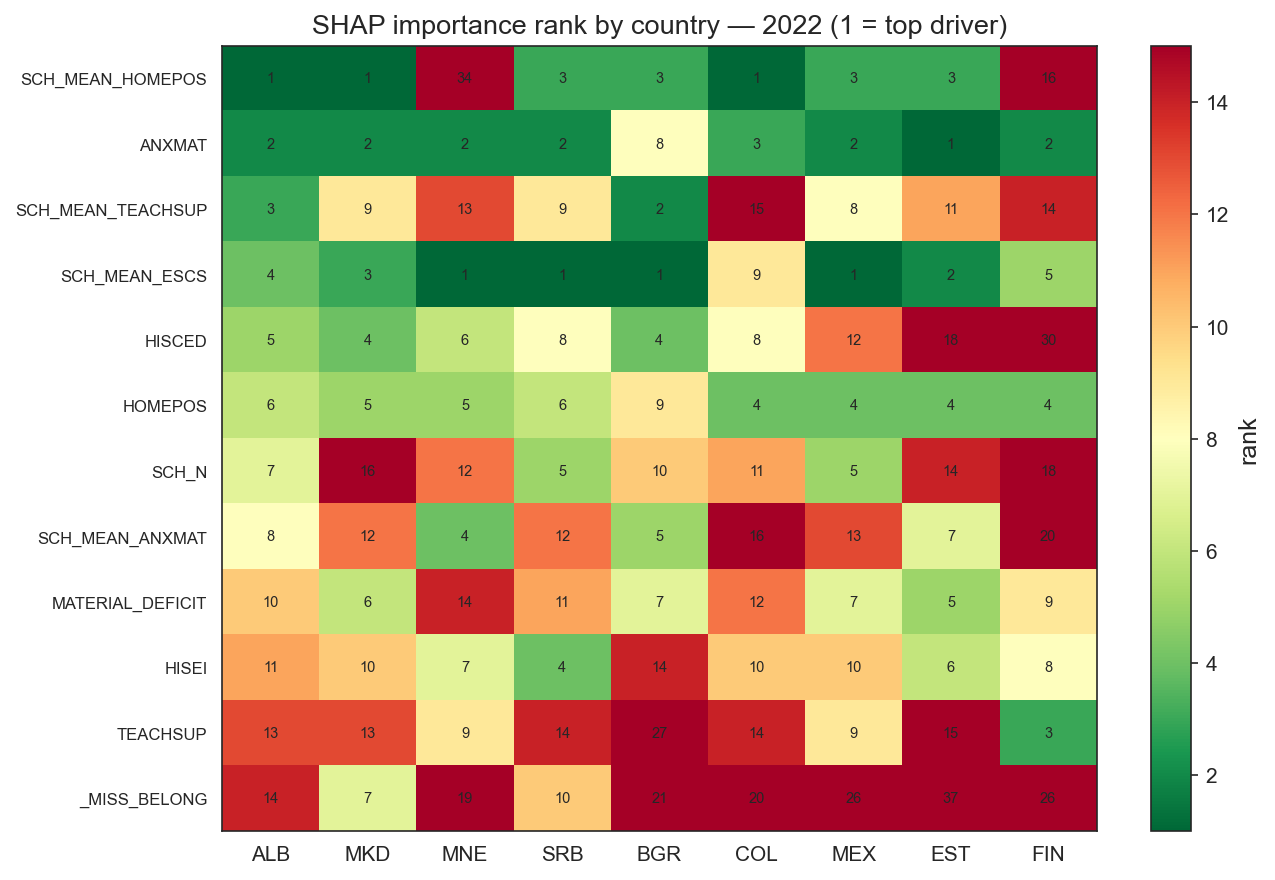
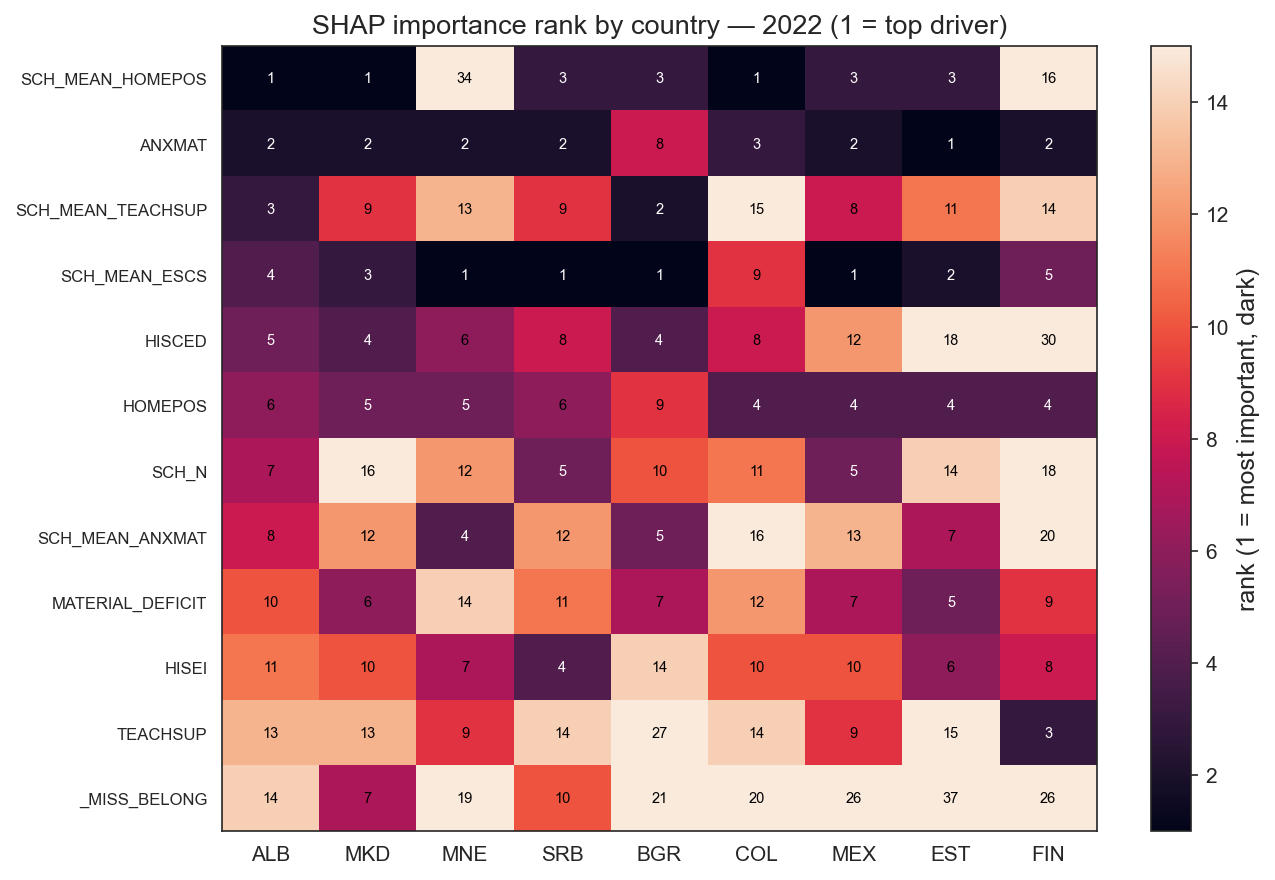
Code edit (unified diff) that turned the first committed figure into the second:
--- before
+++ after
@@ -1,11 +1,14 @@
+from src.visualization.style import SEQUENTIAL_RANK_CMAP
 rank = pd.read_csv('../outputs/results/comparative_shap_rank_matrix.csv', index_col=0)
 rank = rank.head(12)
 fig, ax = plt.subplots(figsize=(9, 6))
-im = ax.imshow(rank.values, cmap='RdYlGn_r', aspect='auto', vmin=1, vmax=15)
+im = ax.imshow(rank.values, cmap=SEQUENTIAL_RANK_CMAP, aspect='auto', vmin=1, vmax=15)
 ax.set_xticks(range(len(rank.columns))); ax.set_xticklabels(rank.columns)
 ax.set_yticks(range(len(rank.index))); ax.set_yticklabels(rank.index, fontsize=8)
 for i in range(len(rank.index)):
     for j in range(len(rank.columns)):
-        ax.text(j, i, int(rank.values[i,j]), ha='center', va='center', fontsize=7)
+        v = int(rank.values[i,j])
+        ax.text(j, i, v, ha='center', va='center', fontsize=7,
+                color='white' if v <= 5 else 'black')
 ax.set_title('SHAP importance rank by country — 2022 (1 = top driver)')
-fig.colorbar(im, ax=ax, label='rank'); plt.tight_layout(); plt.show()
+fig.colorbar(im, ax=ax, label='rank (1 = most important, dark)'); plt.tight_layout(); plt.show()

Commit: docs(notebooks): per-notebook methods+formulas; unify colormap schema